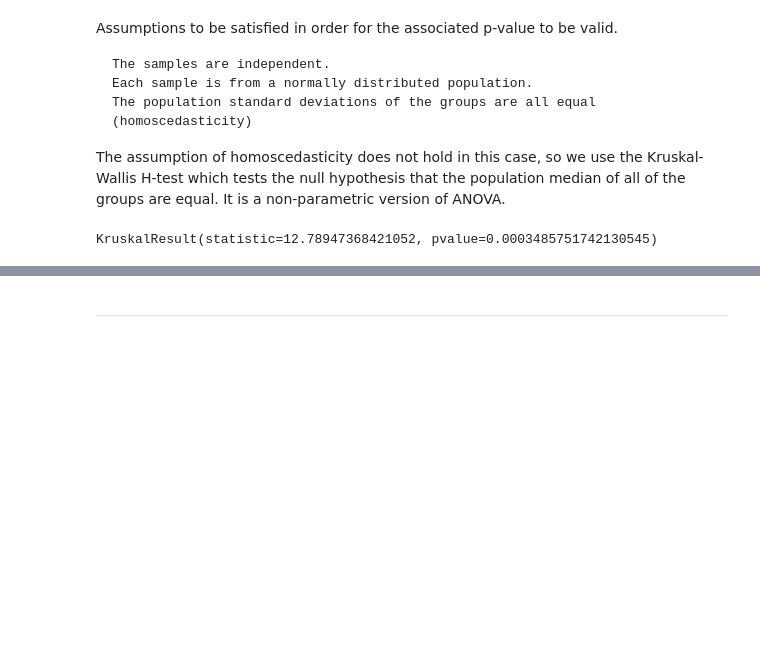
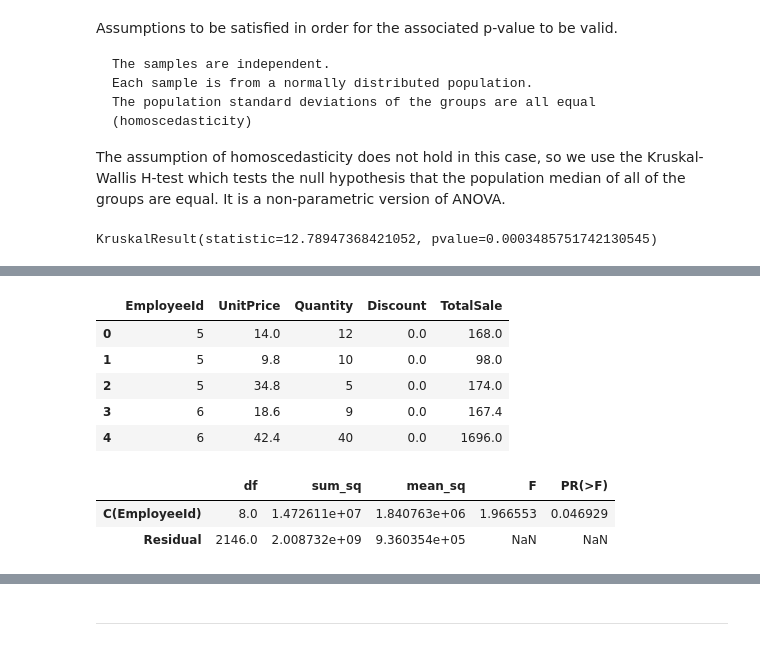
Before and after one commit to naquech-DS/dsc-2-final-project-online-ds-ft-112618, a Jupyter notebook: student.ipynb, the cells around one changed output, grey strips where cells are left out. Cells and saved outputs as stored; diff of their text form; code cells hidden in the pictures; blank space fills up the shorter version.

```diff
--- a/student.ipynb
+++ b/student.ipynb
@@ -555,0 +545,3 @@ The pvalue is much lower than the statistic value, hence the null hypothesis is
+# %%
+tukey_df = pd.read_sql_query('''select o.EmployeeId, od.UnitPrice, od.Quantity, od.Discount
+from [Order] o join [OrderDetail] od on o.Id=od.OrderId''', engine)
@@ -555,0 +564,20 @@ The pvalue is much lower than the statistic value, hence the null hypothesis is
+# %%
+tukey_df['TotalSale'] = tukey_df['Quantity'] * (tukey_df['UnitPrice'] * (1 - tukey_df['Discount']))
+# %%
+tukey_df.head()
+# %% [output]
+|  | EmployeeId | UnitPrice | Quantity | Discount | TotalSale |
+| 0 | 5 | 14.0 | 12 | 0.0 | 168.0 |
+| 1 | 5 | 9.8 | 10 | 0.0 | 98.0 |
+| 2 | 5 | 34.8 | 5 | 0.0 | 174.0 |
+| 3 | 6 | 18.6 | 9 | 0.0 | 167.4 |
+| 4 | 6 | 42.4 | 40 | 0.0 | 1696.0 |
+# %%
+formula = 'TotalSale ~ C(EmployeeId)'
+lm = ols(formula, tukey_df).fit()
+table = sm.stats.anova_lm(lm, typ=1)
+table
+# %% [output]
+|  | df | sum_sq | mean_sq | F | PR(>F) |
+| C(EmployeeId) | 8.0 | 1.472611e+07 | 1.840763e+06 | 1.966553 | 0.046929 |
+| Residual | 2146.0 | 2.008732e+09 | 9.360354e+05 | NaN | NaN |
```
Also changed, not shown: parts of 37 cells of this notebook, 1 other file.
